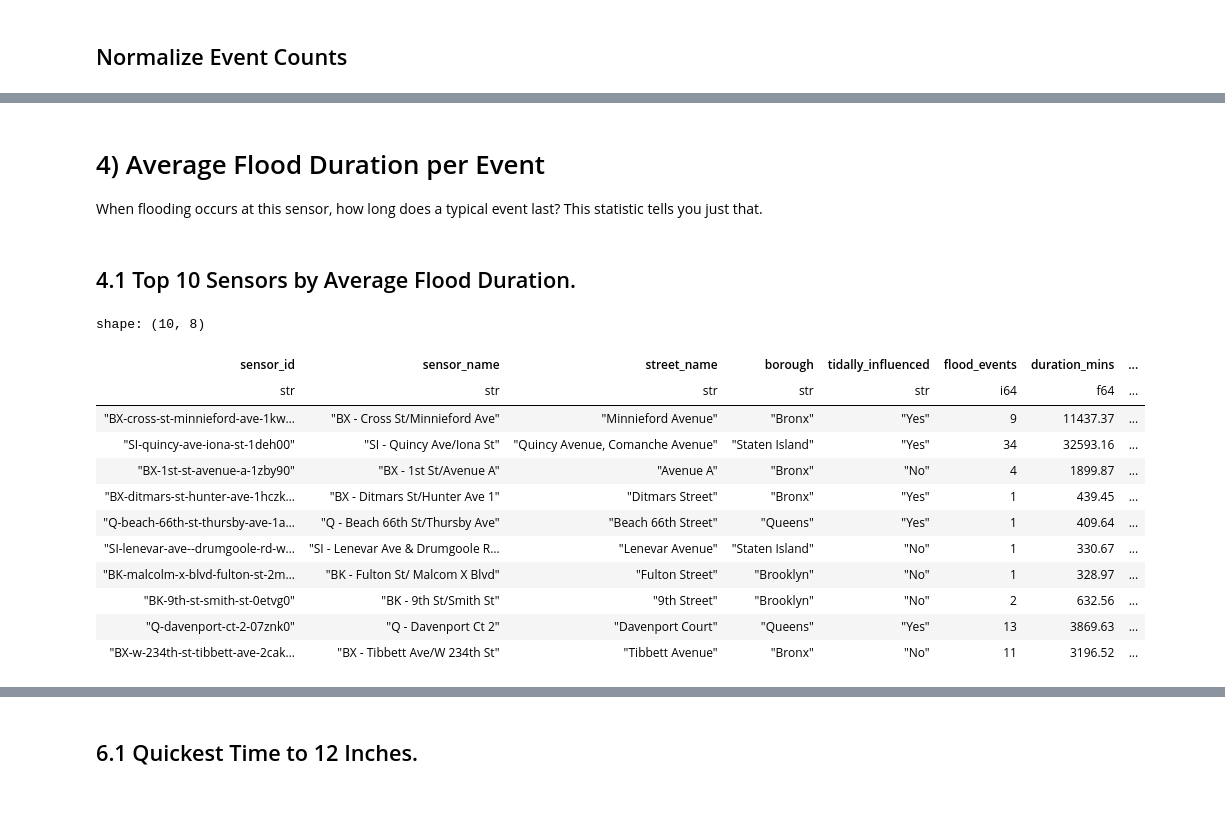
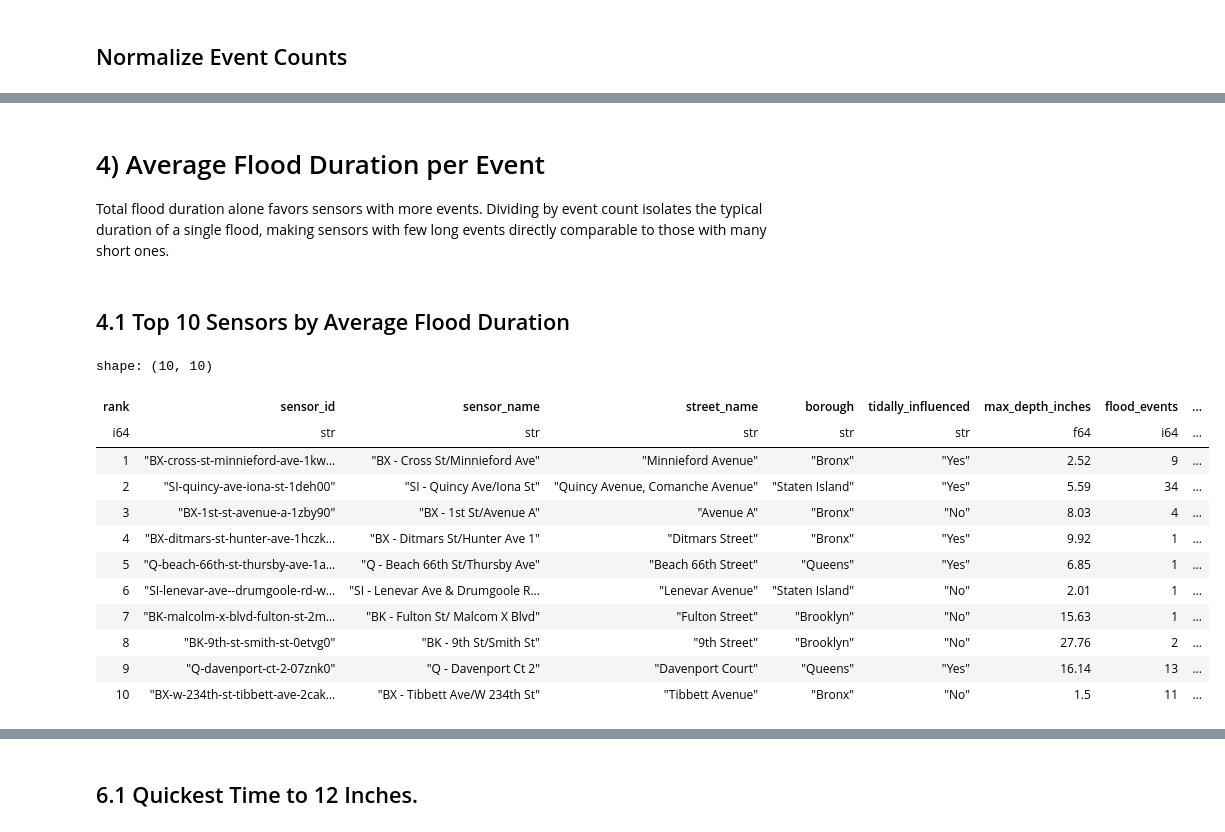
Before and after one commit to mebauer/floodnet-nyc-tutorial, a Jupyter notebook: 02-sensor-rankings.ipynb, the cells around one changed output, grey strips where cells are left out. Saved outputs shown, nothing was run; the diff lists cells and outputs as text; code cells hidden in the pictures; blank space fills up the shorter version.

```diff
--- a/02-sensor-rankings.ipynb
+++ b/02-sensor-rankings.ipynb
@@ -46,21 +120,27 @@ sensor-metadata.csv
 # %%
-# read in flood sensor deployments as dataframe
+# 1) read in flood sensor deployments as dataframe
 metadata_path = "data/sensor-metadata.csv"
 metadata_df = pl.read_csv(metadata_path, try_parse_dates=True)
 
 # inspect the shape of the data
 n_rows, n_columns = metadata_df.shape
-print("Metadata:")
+print("Metadata shape:")
 print(f"Number of rows: {n_rows}")
 print(f"Number of columns: {n_columns}")
 
-# read in flood events as dataframe
+# 2) read in flood events as dataframe
 events_path = "data/flood-events.csv"
-events_df = pl.read_csv(events_path, infer_schema_length=100000, try_parse_dates=True)
+events_df = pl.read_csv(
+    events_path,
+    # some columns have sparce data, need to expand the row count
+    infer_schema_length=100000,
+    try_parse_dates=True
+)
 
 # inspect the shape of the data
 n_rows, n_columns = events_df.shape
-print("\nFlood Events:")
+
+print("\nFlood Events shape:")
 print(f"Number of rows: {n_rows:,}")
 print(f"Number of columns: {n_columns}")
 # %% [output]
@@ -553,43 +1096,57 @@ shape: (10, 9)
 # %% [markdown]
 # 4) Average Flood Duration per Event
-When flooding occurs at this sensor, how long does a typical event last? This statistic tells you just that.
+Total flood duration alone favors sensors with more events. Dividing by event count isolates the typical duration of a single flood, making sensors with few long events directly comparable to those with many short ones.
 # %% [markdown]
-## 4.1 Top 10 Sensors by Average Flood Duration.
+## 4.1 Top 10 Sensors by Average Flood Duration
 # %%
-rel = duckdb.sql("""
+sensor_flood_summary = duckdb.sql("""
     SELECT
         sensor_id,
         sensor_name,
         street_name,
         borough,
         tidally_influenced,
+        MAX(max_depth_inches) AS max_depth_inches,
         COUNT(sensor_id) AS flood_events,
-        SUM(duration_mins) AS duration_mins
+        SUM(duration_mins) AS duration_mins,
+        ROUND(SUM(duration_mins) / COUNT(sensor_id) / 60.0, 2) AS average_duration_hrs
     FROM merged_df
     GROUP BY ALL
 """)
 
 sql = """
     SELECT
-        *,
-        duration_mins / flood_events / 60. AS average_duration_hrs
-    FROM rel
+        ROW_NUMBER() OVER (
+            ORDER BY average_duration_hrs DESC
+        ) AS rank,
+        sensor_id,
+        sensor_name,
+        street_name,
+        borough,
+        tidally_influenced,
+        max_depth_inches,
+        flood_events,
+        duration_mins,
+        average_duration_hrs
+    FROM sensor_flood_summary
     ORDER BY average_duration_hrs DESC
     LIMIT 10
 """
 
-duckdb.sql(sql).pl()
+ranked_df = duckdb.sql(sql).pl()
+
+ranked_df
 # %% [output]
-shape: (10, 8)
+shape: (10, 10)
-| sensor_id | sensor_name | street_name | borough | tidally_influenced | flood_events | duration_mins | ... |
-| str | str | str | str | str | i64 | f64 | ... |
-| "BX-cross-st-minnieford-ave-1kw… | "BX - Cross St/Minnieford Ave" | "Minnieford Avenue" | "Bronx" | "Yes" | 9 | 11437.37 | ... |
-| "SI-quincy-ave-iona-st-1deh00" | "SI - Quincy Ave/Iona St" | "Quincy Avenue, Comanche Avenue" | "Staten Island" | "Yes" | 34 | 32593.16 | ... |
-| "BX-1st-st-avenue-a-1zby90" | "BX - 1st St/Avenue A" | "Avenue A" | "Bronx" | "No" | 4 | 1899.87 | ... |
-| "BX-ditmars-st-hunter-ave-1hczk… | "BX - Ditmars St/Hunter Ave 1" | "Ditmars Street" | "Bronx" | "Yes" | 1 | 439.45 | ... |
-| "Q-beach-66th-st-thursby-ave-1a… | "Q - Beach 66th St/Thursby Ave" | "Beach 66th Street" | "Queens" | "Yes" | 1 | 409.64 | ... |
-| "SI-lenevar-ave--drumgoole-rd-w… | "SI - Lenevar Ave & Drumgoole R… | "Lenevar Avenue" | "Staten Island" | "No" | 1 | 330.67 | ... |
-| "BK-malcolm-x-blvd-fulton-st-2m… | "BK - Fulton St/ Malcom X Blvd" | "Fulton Street" | "Brooklyn" | "No" | 1 | 328.97 | ... |
-| "BK-9th-st-smith-st-0etvg0" | "BK - 9th St/Smith St" | "9th Street" | "Brooklyn" | "No" | 2 | 632.56 | ... |
-| "Q-davenport-ct-2-07znk0" | "Q - Davenport Ct 2" | "Davenport Court" | "Queens" | "Yes" | 13 | 3869.63 | ... |
-| "BX-w-234th-st-tibbett-ave-2cak… | "BX - Tibbett Ave/W 234th St" | "Tibbett Avenue" | "Bronx" | "No" | 11 | 3196.52 | ... |
+| rank | sensor_id | sensor_name | street_name | borough | tidally_influenced | max_depth_inches | flood_events | ... |
+| i64 | str | str | str | str | str | f64 | i64 | ... |
+| 1 | "BX-cross-st-minnieford-ave-1kw… | "BX - Cross St/Minnieford Ave" | "Minnieford Avenue" | "Bronx" | "Yes" | 2.52 | 9 | ... |
+| 2 | "SI-quincy-ave-iona-st-1deh00" | "SI - Quincy Ave/Iona St" | "Quincy Avenue, Comanche Avenue" | "Staten Island" | "Yes" | 5.59 | 34 | ... |
+| 3 | "BX-1st-st-avenue-a-1zby90" | "BX - 1st St/Avenue A" | "Avenue A" | "Bronx" | "No" | 8.03 | 4 | ... |
+| 4 | "BX-ditmars-st-hunter-ave-1hczk… | "BX - Ditmars St/Hunter Ave 1" | "Ditmars Street" | "Bronx" | "Yes" | 9.92 | 1 | ... |
+| 5 | "Q-beach-66th-st-thursby-ave-1a… | "Q - Beach 66th St/Thursby Ave" | "Beach 66th Street" | "Queens" | "Yes" | 6.85 | 1 | ... |
+| 6 | "SI-lenevar-ave--drumgoole-rd-w… | "SI - Lenevar Ave & Drumgoole R… | "Lenevar Avenue" | "Staten Island" | "No" | 2.01 | 1 | ... |
+| 7 | "BK-malcolm-x-blvd-fulton-st-2m… | "BK - Fulton St/ Malcom X Blvd" | "Fulton Street" | "Brooklyn" | "No" | 15.63 | 1 | ... |
+| 8 | "BK-9th-st-smith-st-0etvg0" | "BK - 9th St/Smith St" | "9th Street" | "Brooklyn" | "No" | 27.76 | 2 | ... |
+| 9 | "Q-davenport-ct-2-07znk0" | "Q - Davenport Ct 2" | "Davenport Court" | "Queens" | "Yes" | 16.14 | 13 | ... |
+| 10 | "BX-w-234th-st-tibbett-ave-2cak… | "BX - Tibbett Ave/W 234th St" | "Tibbett Avenue" | "Bronx" | "No" | 1.5 | 11 | ... |
```
Also changed, not shown: parts of 72 cells of this notebook.
